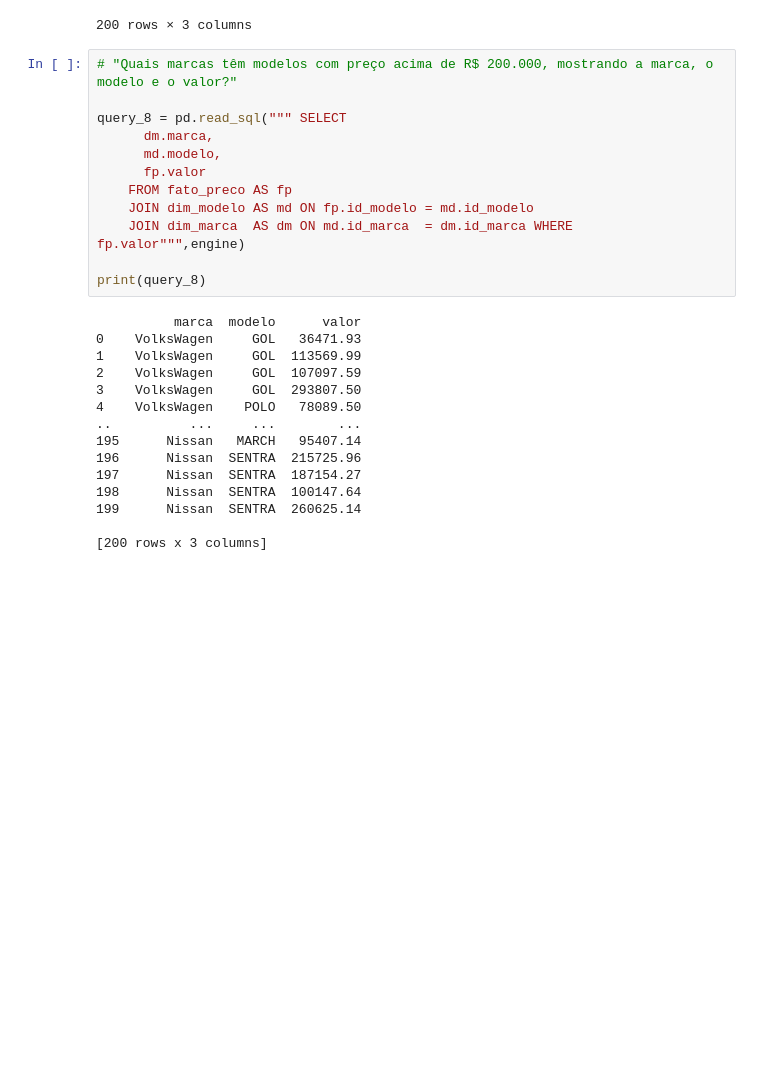
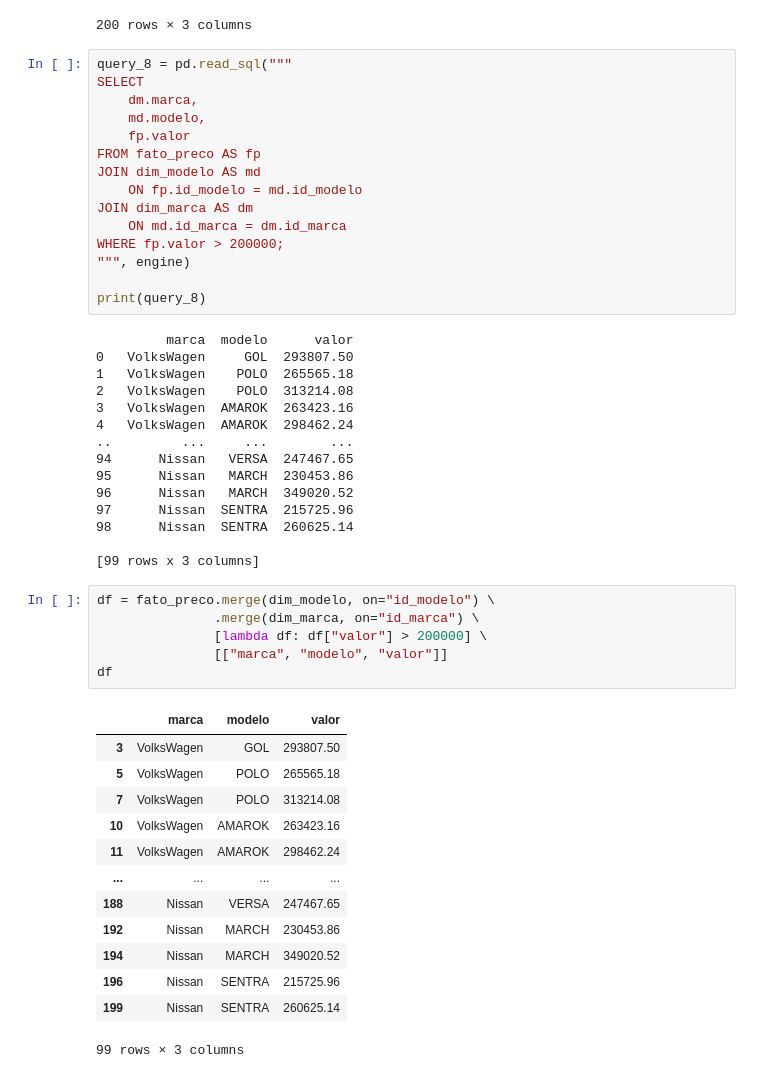
Before and after one commit to Maniezzi12345/pipeline-etl-fipe, a Jupyter notebook: analise/analise_fipe.ipynb, the cells around one changed output. Cells and saved outputs as stored; diff of their text form; blank space fills up the shorter version.

```diff
--- a/analise/analise_fipe.ipynb
+++ b/analise/analise_fipe.ipynb
@@ -357,29 +357,52 @@ df
 | 0 | AMAROK | 2010 | 263423.16 |
 200 rows × 3 columns
 # %%
-# "Quais marcas têm modelos com preço acima de R$ 200.000, mostrando a marca, o modelo e o valor?"
-
-query_8 = pd.read_sql(""" SELECT
-      dm.marca,
-      md.modelo,
-      fp.valor
-    FROM fato_preco AS fp
-    JOIN dim_modelo AS md ON fp.id_modelo = md.id_modelo
-    JOIN dim_marca  AS dm ON md.id_marca  = dm.id_marca WHERE fp.valor""",engine)
+query_8 = pd.read_sql("""
+SELECT
+    dm.marca,
+    md.modelo,
+    fp.valor
+FROM fato_preco AS fp
+JOIN dim_modelo AS md
+    ON fp.id_modelo = md.id_modelo
+JOIN dim_marca AS dm
+    ON md.id_marca = dm.id_marca
+WHERE fp.valor > 200000;
+""", engine)
 
 print(query_8)
 # %% [output]
-          marca  modelo      valor
-0    VolksWagen     GOL   36471.93
-1    VolksWagen     GOL  113569.99
-2    VolksWagen     GOL  107097.59
-3    VolksWagen     GOL  293807.50
-4    VolksWagen    POLO   78089.50
-..          ...     ...        ...
-195      Nissan   MARCH   95407.14
-196      Nissan  SENTRA  215725.96
-197      Nissan  SENTRA  187154.27
-198      Nissan  SENTRA  100147.64
-199      Nissan  SENTRA  260625.14
+         marca  modelo      valor
+0   VolksWagen     GOL  293807.50
+1   VolksWagen    POLO  265565.18
+2   VolksWagen    POLO  313214.08
+3   VolksWagen  AMAROK  263423.16
+4   VolksWagen  AMAROK  298462.24
+..         ...     ...        ...
+94      Nissan   VERSA  247467.65
+95      Nissan   MARCH  230453.86
+96      Nissan   MARCH  349020.52
+97      Nissan  SENTRA  215725.96
+98      Nissan  SENTRA  260625.14
 
-[200 rows x 3 columns]
+[99 rows x 3 columns]
+# %%
+df = fato_preco.merge(dim_modelo, on="id_modelo") \
+               .merge(dim_marca, on="id_marca") \
+               [lambda df: df["valor"] > 200000] \
+               [["marca", "modelo", "valor"]]
+df
+# %% [output]
+|  | marca | modelo | valor |
+| 3 | VolksWagen | GOL | 293807.50 |
+| 5 | VolksWagen | POLO | 265565.18 |
+| 7 | VolksWagen | POLO | 313214.08 |
+| 10 | VolksWagen | AMAROK | 263423.16 |
+| 11 | VolksWagen | AMAROK | 298462.24 |
+| ... | ... | ... | ... |
+| 188 | Nissan | VERSA | 247467.65 |
+| 192 | Nissan | MARCH | 230453.86 |
+| 194 | Nissan | MARCH | 349020.52 |
+| 196 | Nissan | SENTRA | 215725.96 |
+| 199 | Nissan | SENTRA | 260625.14 |
+99 rows × 3 columns
```
Also changed, not shown: parts of 3 cells of this notebook.
